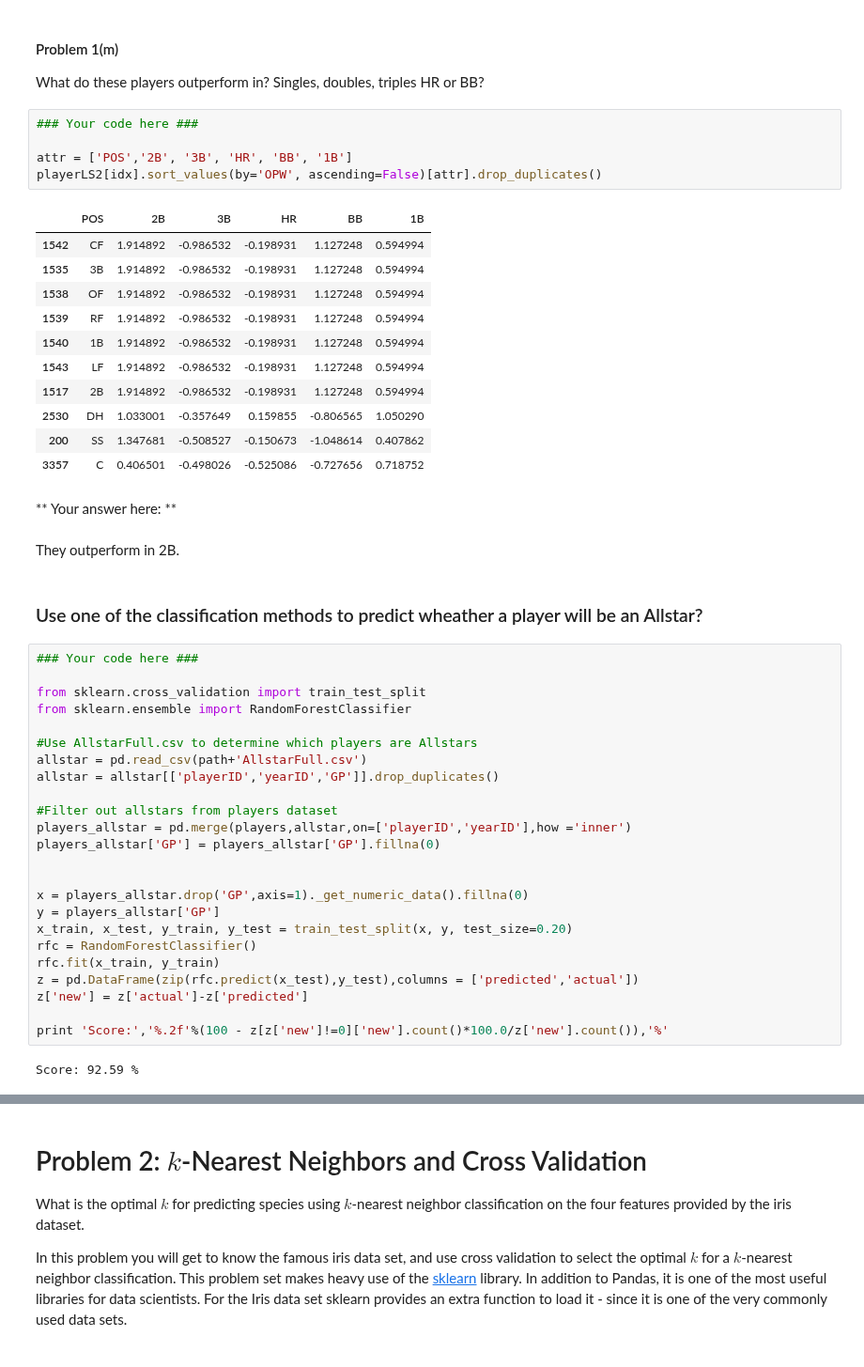
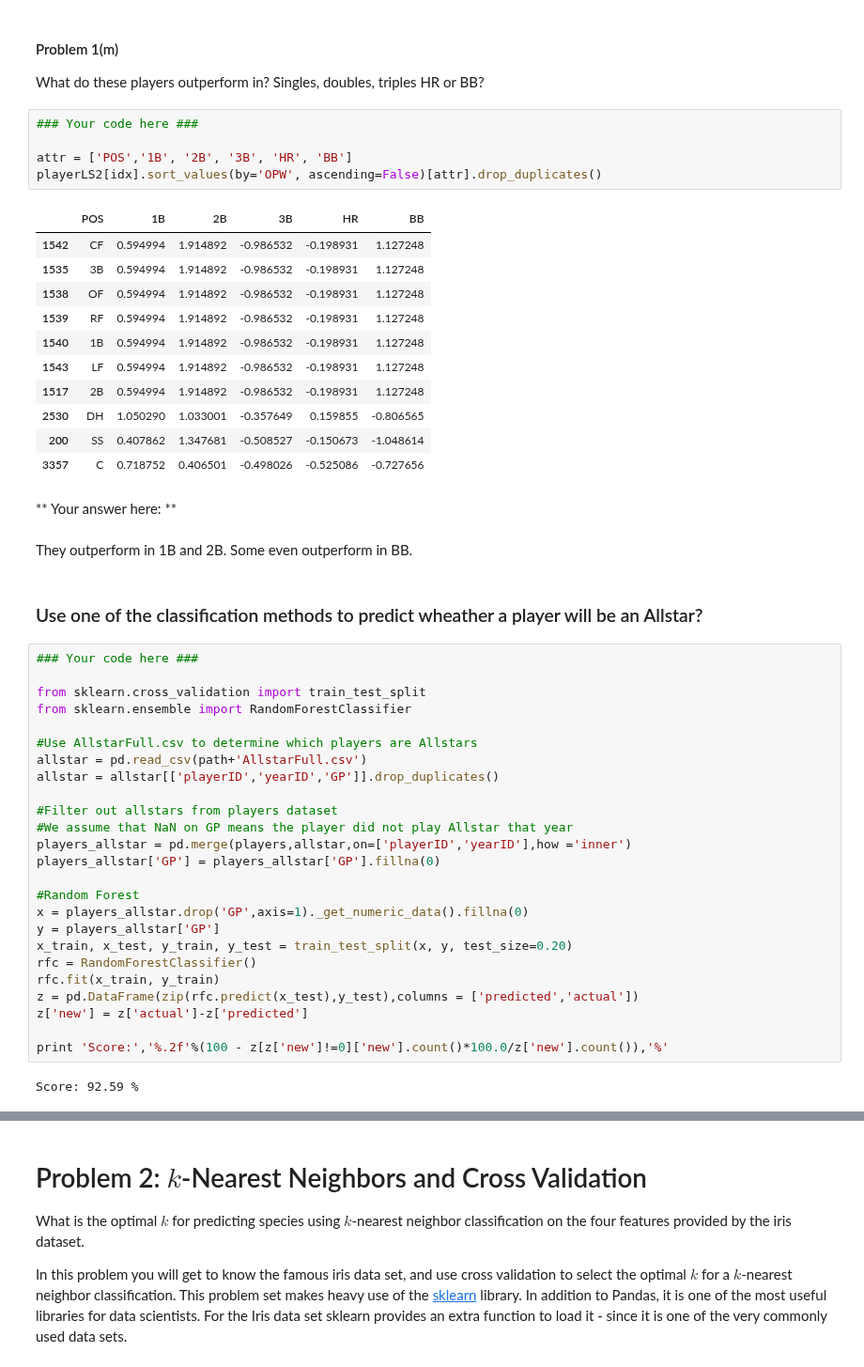
Before and after one commit to snazrul1/ssnazrul, a Jupyter notebook: DSE220/HW2/Assignment_2.ipynb, the cells around one changed output, grey strips where cells are left out. Shown at 94% size. Drawn from its saved outputs; the diff is of its cells as text.

```diff
--- a/DSE220/HW2/Assignment_2.ipynb
+++ b/DSE220/HW2/Assignment_2.ipynb
@@ -490,25 +496,25 @@ What do these players outperform in? Singles, doubles, triples HR or BB?
 # %%
 ### Your code here ###
 
-attr = ['POS','2B', '3B', 'HR', 'BB', '1B']
+attr = ['POS','1B', '2B', '3B', 'HR', 'BB']
 playerLS2[idx].sort_values(by='OPW', ascending=False)[attr].drop_duplicates()
 # %% [output]
-|  | POS | 2B | 3B | HR | BB | 1B |
-| 1542 | CF | 1.914892 | -0.986532 | -0.198931 | 1.127248 | 0.594994 |
-| 1535 | 3B | 1.914892 | -0.986532 | -0.198931 | 1.127248 | 0.594994 |
-| 1538 | OF | 1.914892 | -0.986532 | -0.198931 | 1.127248 | 0.594994 |
-| 1539 | RF | 1.914892 | -0.986532 | -0.198931 | 1.127248 | 0.594994 |
-| 1540 | 1B | 1.914892 | -0.986532 | -0.198931 | 1.127248 | 0.594994 |
-| 1543 | LF | 1.914892 | -0.986532 | -0.198931 | 1.127248 | 0.594994 |
-| 1517 | 2B | 1.914892 | -0.986532 | -0.198931 | 1.127248 | 0.594994 |
-| 2530 | DH | 1.033001 | -0.357649 | 0.159855 | -0.806565 | 1.050290 |
-| 200 | SS | 1.347681 | -0.508527 | -0.150673 | -1.048614 | 0.407862 |
-| 3357 | C | 0.406501 | -0.498026 | -0.525086 | -0.727656 | 0.718752 |
+|  | POS | 1B | 2B | 3B | HR | BB |
+| 1542 | CF | 0.594994 | 1.914892 | -0.986532 | -0.198931 | 1.127248 |
+| 1535 | 3B | 0.594994 | 1.914892 | -0.986532 | -0.198931 | 1.127248 |
+| 1538 | OF | 0.594994 | 1.914892 | -0.986532 | -0.198931 | 1.127248 |
+| 1539 | RF | 0.594994 | 1.914892 | -0.986532 | -0.198931 | 1.127248 |
+| 1540 | 1B | 0.594994 | 1.914892 | -0.986532 | -0.198931 | 1.127248 |
+| 1543 | LF | 0.594994 | 1.914892 | -0.986532 | -0.198931 | 1.127248 |
+| 1517 | 2B | 0.594994 | 1.914892 | -0.986532 | -0.198931 | 1.127248 |
+| 2530 | DH | 1.050290 | 1.033001 | -0.357649 | 0.159855 | -0.806565 |
+| 200 | SS | 0.407862 | 1.347681 | -0.508527 | -0.150673 | -1.048614 |
+| 3357 | C | 0.718752 | 0.406501 | -0.498026 | -0.525086 | -0.727656 |
 # %% [markdown]
 ** Your answer here: **
 # %% [markdown]
 
-They outperform in 2B.
+They outperform in 1B and 2B. Some even outperform in BB.
 # %% [markdown]
 ### Use one of the classification methods to predict wheather a player will be an Allstar?
 # %%
@@ -522,10 +528,11 @@ allstar = pd.read_csv(path+'AllstarFull.csv')
 allstar = allstar[['playerID','yearID','GP']].drop_duplicates()
 
 #Filter out allstars from players dataset
+#We assume that NaN on GP means the player did not play Allstar that year
 players_allstar = pd.merge(players,allstar,on=['playerID','yearID'],how ='inner')
 players_allstar['GP'] = players_allstar['GP'].fillna(0)
 
-
+#Random Forest
 x = players_allstar.drop('GP',axis=1)._get_numeric_data().fillna(0)
 y = players_allstar['GP']
 x_train, x_test, y_train, y_test = train_test_split(x, y, test_size=0.20)
```
Also changed, not shown: parts of 5 cells of this notebook.
